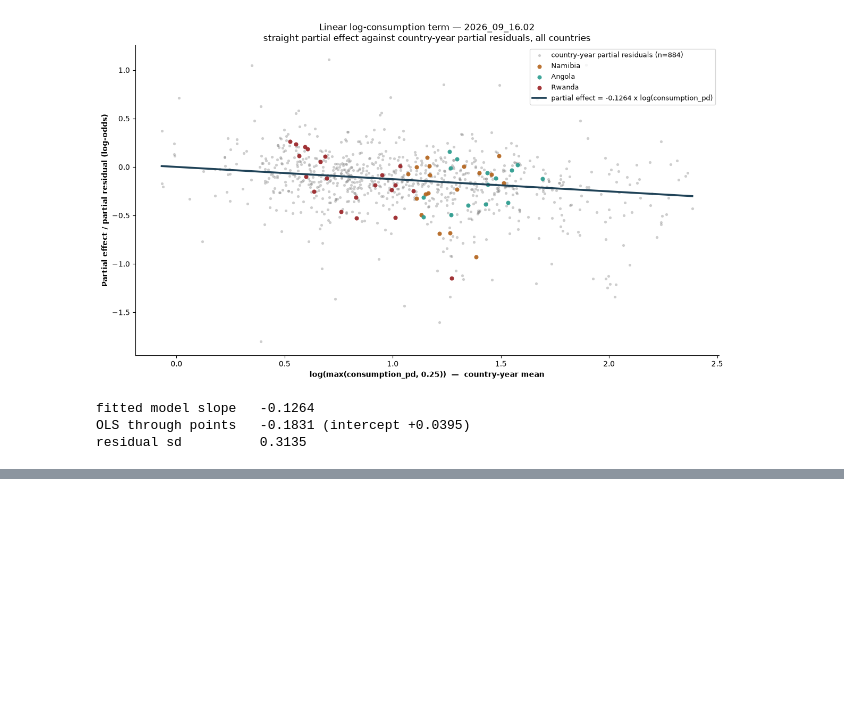
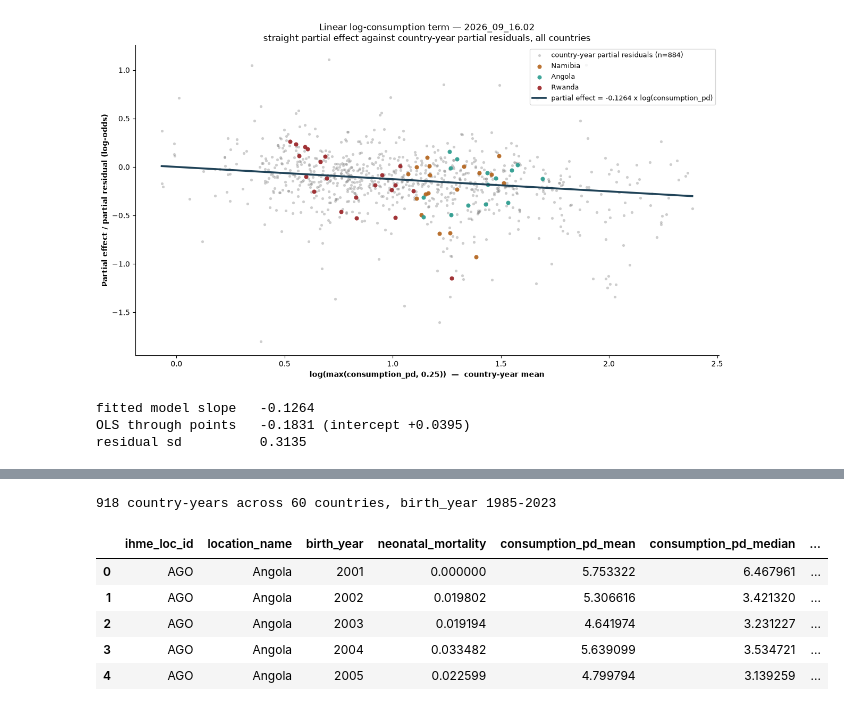
Before and after one commit to ihmeuw/rra-climate-health, a Jupyter notebook: notebooks/neonatal/2026_09_16_neonatal.ipynb, the cells around one changed output, grey strips where cells are left out. Saved outputs shown, nothing was run; the diff lists cells and outputs as text; code cells hidden in the pictures; blank space fills up the shorter version.

```diff
--- a/notebooks/neonatal/2026_09_16_neonatal.ipynb
+++ b/notebooks/neonatal/2026_09_16_neonatal.ipynb
@@ -1162,0 +1318,32 @@ residual sd          0.3135
+# %%
+# Country-year aggregate of the training data ##################################
+# One row per country and birth year. The two log columns are the log OF the
+# aggregate (log of the mean, log of the median), not the mean of the logged
+# values - those differ, and the model's log transform uses the latter.
+# consumption_pd is strictly positive in this dataset (min 6.36e-05), so no
+# floor is needed before taking logs.
+df_agg_cy = df_raw.groupby(
+    ["ihme_loc_id", "location_name", "birth_year"], as_index=False
+).agg(
+    neonatal_mortality=("neonatal_mortality", "mean"),
+    consumption_pd_mean=("consumption_pd", "mean"),
+    consumption_pd_median=("consumption_pd", "median"),
+    n_births=("neonatal_mortality", "size"),
+)
+df_agg_cy["log_consumption_pd_mean"] = np.log(df_agg_cy["consumption_pd_mean"])
+df_agg_cy["log_consumption_pd_median"] = np.log(df_agg_cy["consumption_pd_median"])
+
+print(
+    f"{len(df_agg_cy):,} country-years across "
+    f"{df_agg_cy['ihme_loc_id'].nunique()} countries, "
+    f"birth_year {df_agg_cy['birth_year'].min()}-{df_agg_cy['birth_year'].max()}"
+)
+df_agg_cy.head()
+# %% [output]
+918 country-years across 60 countries, birth_year 1985-2023
+|  | ihme_loc_id | location_name | birth_year | neonatal_mortality | consumption_pd_mean | consumption_pd_median | ... |
+| 0 | AGO | Angola | 2001 | 0.000000 | 5.753322 | 6.467961 | ... |
+| 1 | AGO | Angola | 2002 | 0.019802 | 5.306616 | 3.421320 | ... |
+| 2 | AGO | Angola | 2003 | 0.019194 | 4.641974 | 3.231227 | ... |
+| 3 | AGO | Angola | 2004 | 0.033482 | 5.639099 | 3.534721 | ... |
+| 4 | AGO | Angola | 2005 | 0.022599 | 4.799794 | 3.139259 | ... |
```
Also changed, not shown: parts of 11 cells of this notebook, 1 other file.
